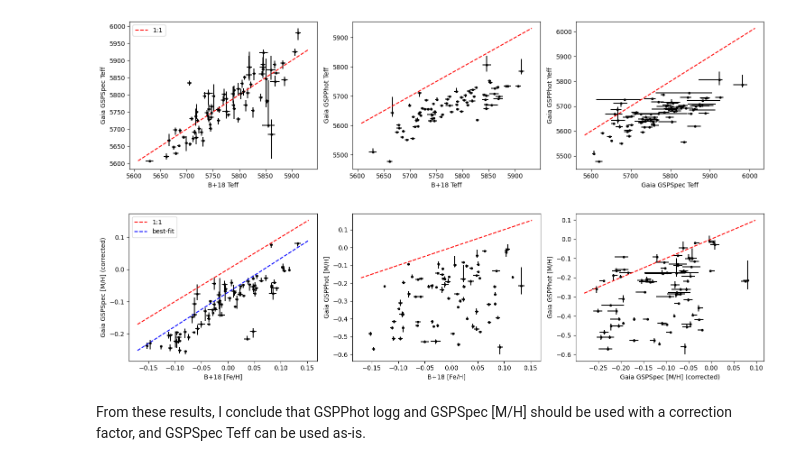
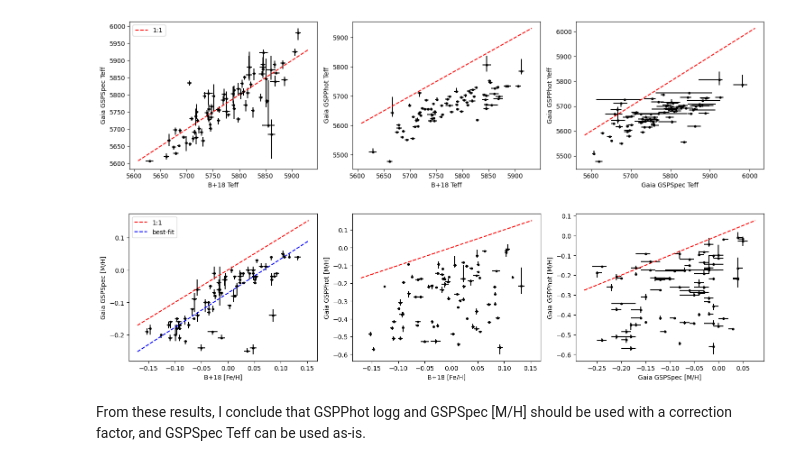
Before and after one commit to megbedell/TACS, a Jupyter notebook: gaia_params.ipynb, the cells around one changed output. Drawn from its saved outputs; the diff is of its cells as text; code cells hidden in the pictures.

```diff
--- a/gaia_params.ipynb
+++ b/gaia_params.ipynb
@@ -107,36 +110,36 @@ fig.savefig('comparison_teff.png');
 [figure]
 # %%
 fig, axes = plt.subplots(1, 3, figsize=(15, 4))
-axes[0].errorbar(st['feh'], gspmh_corrected, xerr=st['err_feh'],
+axes[0].errorbar(st['feh'], st['mh_gspspec'], xerr=st['err_feh'],
                  yerr=[st['mh_gspspec']-st['mh_gspspec_lower'],st['mh_gspspec_upper']-st['mh_gspspec']],
                  fmt='k.')
 xl = axes[0].get_xlim()
 axes[0].plot(xl, xl, 'r--', label='1:1')
 avg_err = np.mean([st['mh_gspspec']-st['mh_gspspec_lower'],st['mh_gspspec_upper']-st['mh_gspspec']])
 m_mh,b_mh = fit_a_line(st['feh'], st['mh_gspspec'], st['err_feh'], avg_err)
 axes[0].plot(xl, m_mh*np.array(xl)+b_mh, 'b--', label='best-fit')
 axes[0].set_xlabel('B+18 [Fe/H]')
-axes[0].set_ylabel('Gaia GSPSpec [M/H] (corrected)')
+axes[0].set_ylabel('Gaia GSPSpec [M/H]')
 axes[0].legend()
 axes[1].errorbar(st['feh'], st['mh_gspphot'], xerr=st['err_feh'],
                  yerr=[st['mh_gspphot']-st['mh_gspphot_lower'],st['mh_gspphot_upper']-st['mh_gspphot']],
                  fmt='k.')
 xl = axes[1].get_xlim()
 axes[1].plot(xl, xl, 'r--')
 axes[1].set_xlabel('B+18 [Fe/H]')
 axes[1].set_ylabel('Gaia GSPPhot [M/H]')
-axes[2].errorbar(gspmh_corrected, st['mh_gspphot'],
+axes[2].errorbar(st['mh_gspspec'], st['mh_gspphot'],
              xerr=[st['mh_gspspec']-st['mh_gspspec_lower'],st['mh_gspspec_upper']-st['mh_gspspec']],
              yerr=[st['mh_gspphot']-st['mh_gspphot_lower'],st['mh_gspphot_upper']-st['mh_gspphot']],
              fmt='k.')
 xl = axes[2].get_xlim()
 axes[2].plot(xl, xl, 'r--')
-axes[2].set_xlabel('Gaia GSPSpec [M/H] (corrected)')
+axes[2].set_xlabel('Gaia GSPSpec [M/H]')
 axes[2].set_ylabel('Gaia GSPPhot [M/H]')
 fig.tight_layout()
 fig.savefig('comparison_mh.png');
 # %% [output]
-[figure, old version]
+[figure, new version]
 # %% [markdown]
 From these results, I conclude that GSPPhot logg and GSPSpec [M/H] should be used with a correction factor, and GSPSpec Teff can be used as-is.
 # %% [markdown]
```
Also changed, not shown: parts of 11 cells of this notebook, 1 other file.
